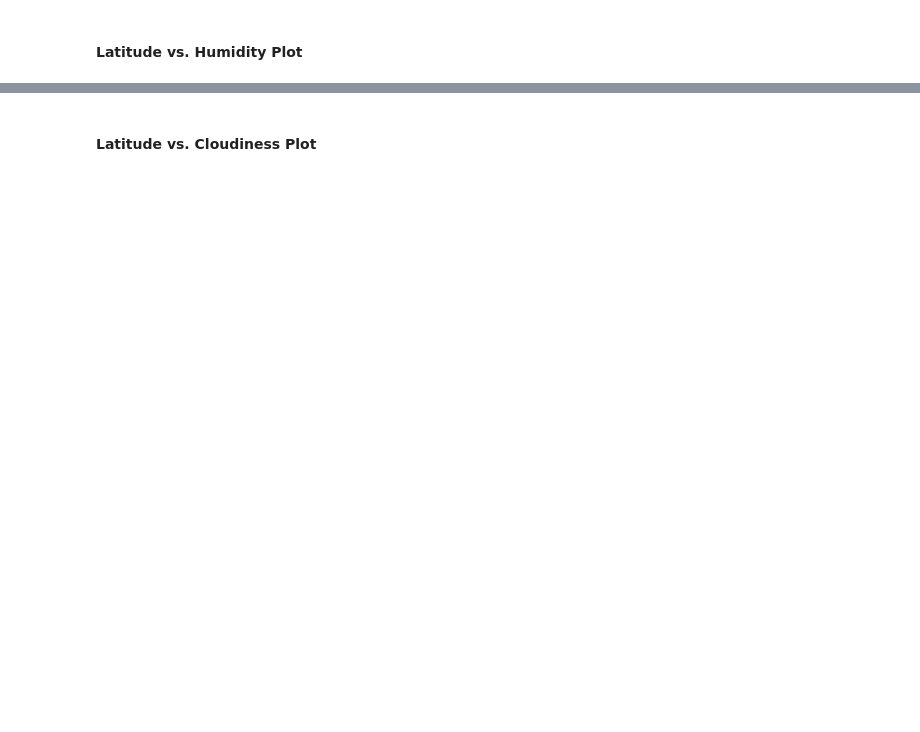
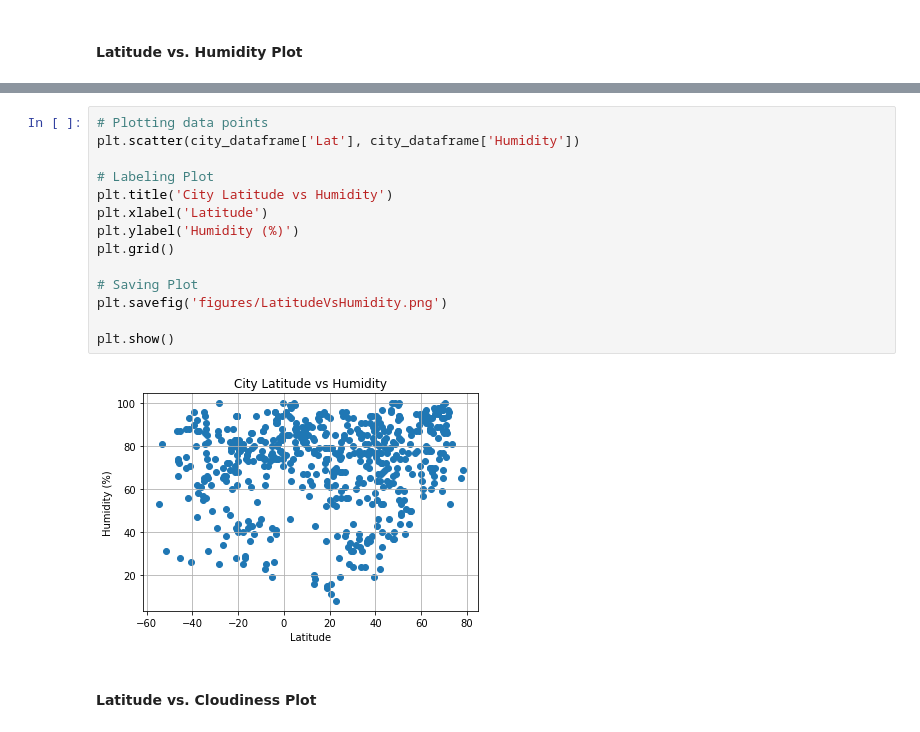
Before and after one commit to TheoF-C/python-api-challenge, a Jupyter notebook: WeatherPy/WeatherPy.ipynb, the cells around one changed output, grey strips where cells are left out. Drawn from its saved outputs; the diff is of its cells as text; blank space fills up the shorter version.

```diff
--- a/WeatherPy/WeatherPy.ipynb
+++ b/WeatherPy/WeatherPy.ipynb
@@ -141,2 +144,18 @@ city_dataframe.head(5)
+# %%
+# Plotting data points
+plt.scatter(city_dataframe['Lat'], city_dataframe['Humidity'])
+
+# Labeling Plot
+plt.title('City Latitude vs Humidity')
+plt.xlabel('Latitude')
+plt.ylabel('Humidity (%)')
+plt.grid()
+
+# Saving Plot
+plt.savefig('figures/LatitudeVsHumidity.png')
+
+plt.show()
+# %% [output]
+[figure, added]
 # %% [markdown]
 #### Latitude vs. Cloudiness Plot
```
Also changed, not shown: parts of 8 cells of this notebook, 5 other files.
